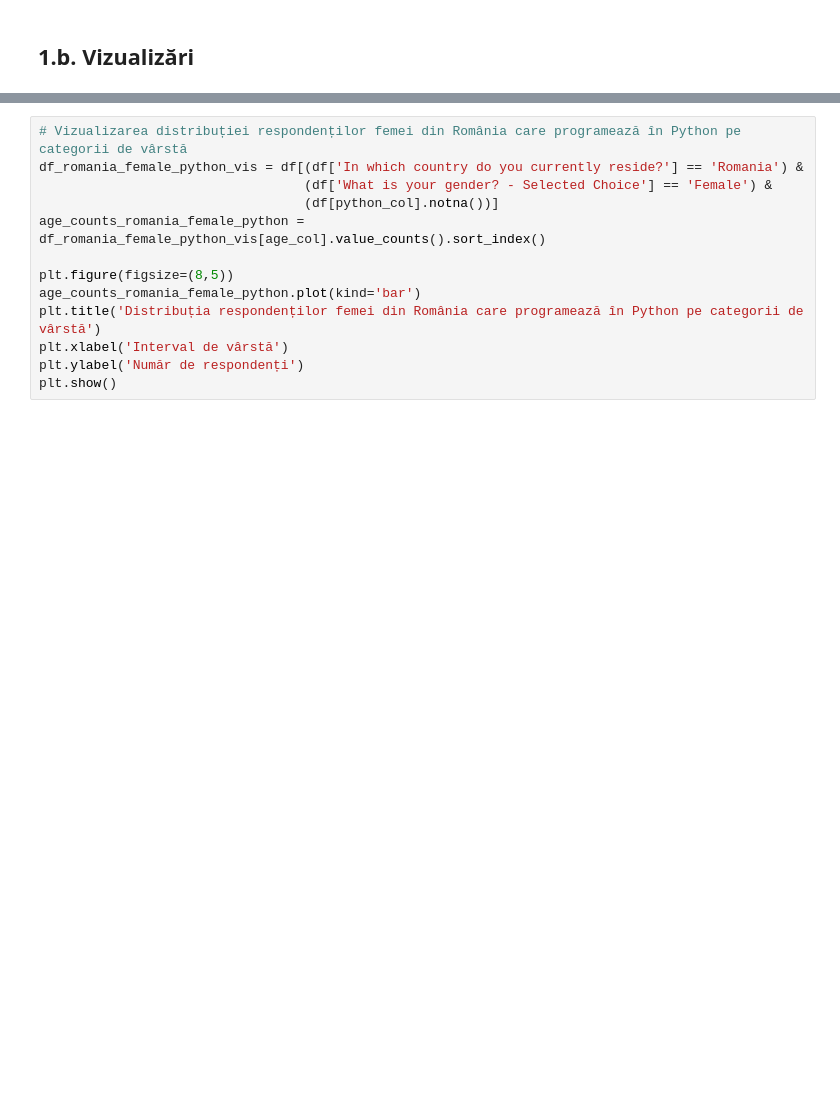
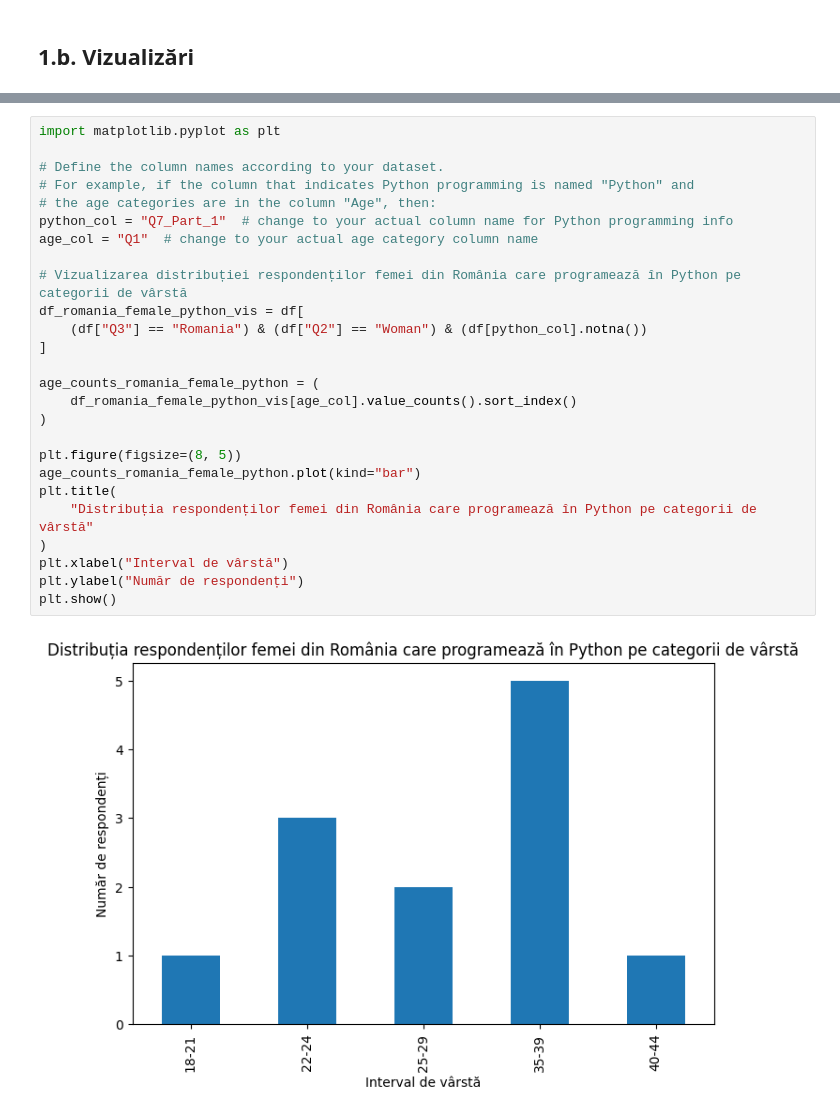
Before and after one commit to mihainadas/notebooks, a Jupyter notebook: survey/survey.ipynb, the cells around one changed output, grey strips where cells are left out. Cells and saved outputs as stored; diff of their text form; blank space fills up the shorter version.

```diff
--- a/survey/survey.ipynb
+++ b/survey/survey.ipynb
@@ -248,16 +345,31 @@ plt.show()
 # %%
+import matplotlib.pyplot as plt
+
+# Define the column names according to your dataset.
+# For example, if the column that indicates Python programming is named "Python" and
+# the age categories are in the column "Age", then:
+python_col = "Q7_Part_1"  # change to your actual column name for Python programming info
+age_col = "Q1"  # change to your actual age category column name
+
 # Vizualizarea distribuției respondenților femei din România care programează în Python pe categorii de vârstă
-df_romania_female_python_vis = df[(df['In which country do you currently reside?'] == 'Romania') &
-                                  (df['What is your gender? - Selected Choice'] == 'Female') &
-                                  (df[python_col].notna())]
-age_counts_romania_female_python = df_romania_female_python_vis[age_col].value_counts().sort_index()
+df_romania_female_python_vis = df[
+    (df["Q3"] == "Romania") & (df["Q2"] == "Woman") & (df[python_col].notna())
+]
 
-plt.figure(figsize=(8,5))
-age_counts_romania_female_python.plot(kind='bar')
-plt.title('Distribuția respondenților femei din România care programează în Python pe categorii de vârstă')
-plt.xlabel('Interval de vârstă')
-plt.ylabel('Număr de respondenți')
+age_counts_romania_female_python = (
+    df_romania_female_python_vis[age_col].value_counts().sort_index()
+)
+
+plt.figure(figsize=(8, 5))
+age_counts_romania_female_python.plot(kind="bar")
+plt.title(
+    "Distribuția respondenților femei din România care programează în Python pe categorii de vârstă"
+)
+plt.xlabel("Interval de vârstă")
+plt.ylabel("Număr de respondenți")
 plt.show()
+# %% [output]
+[figure, added]
 # %%
 # Boxplot pentru identificarea outlierilor în vechimea în programare
 plt.figure(figsize=(8,5))
```
Also changed, not shown: parts of 9 cells of this notebook, 4 other files.
